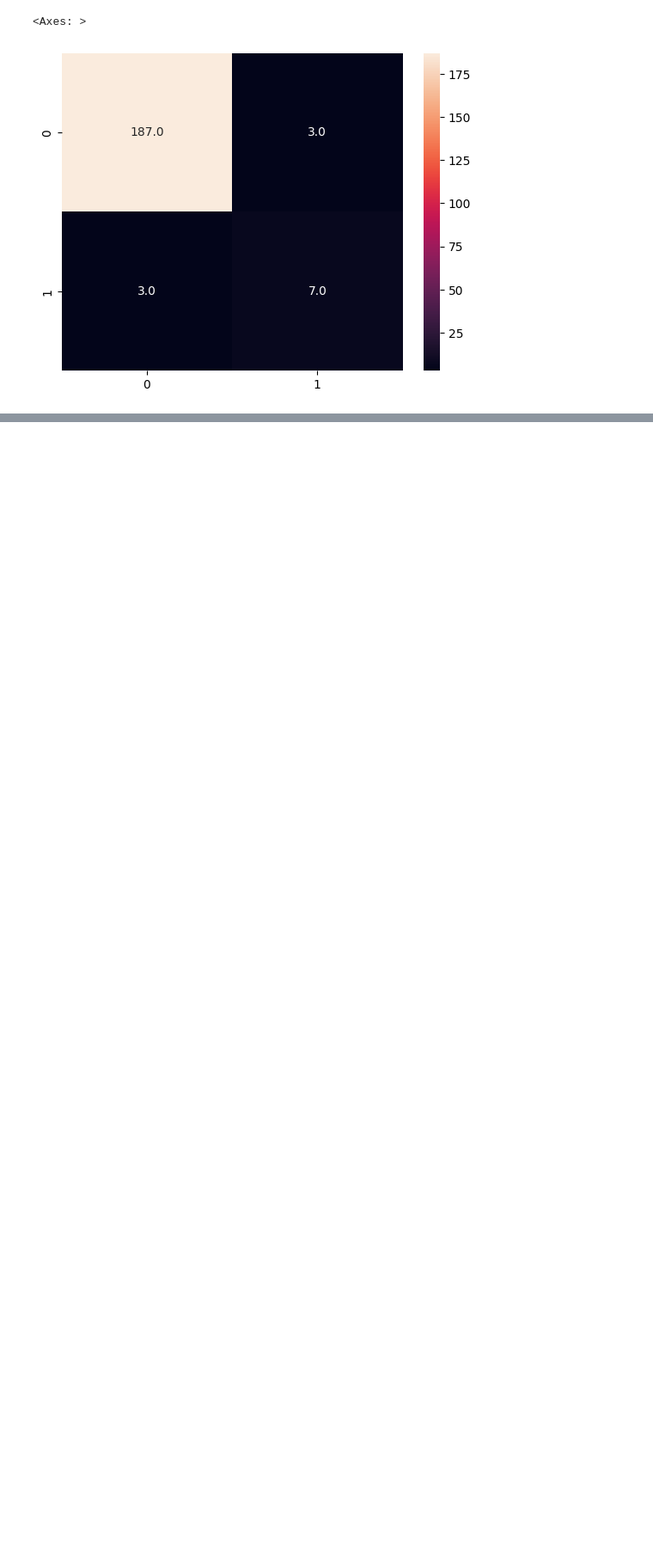
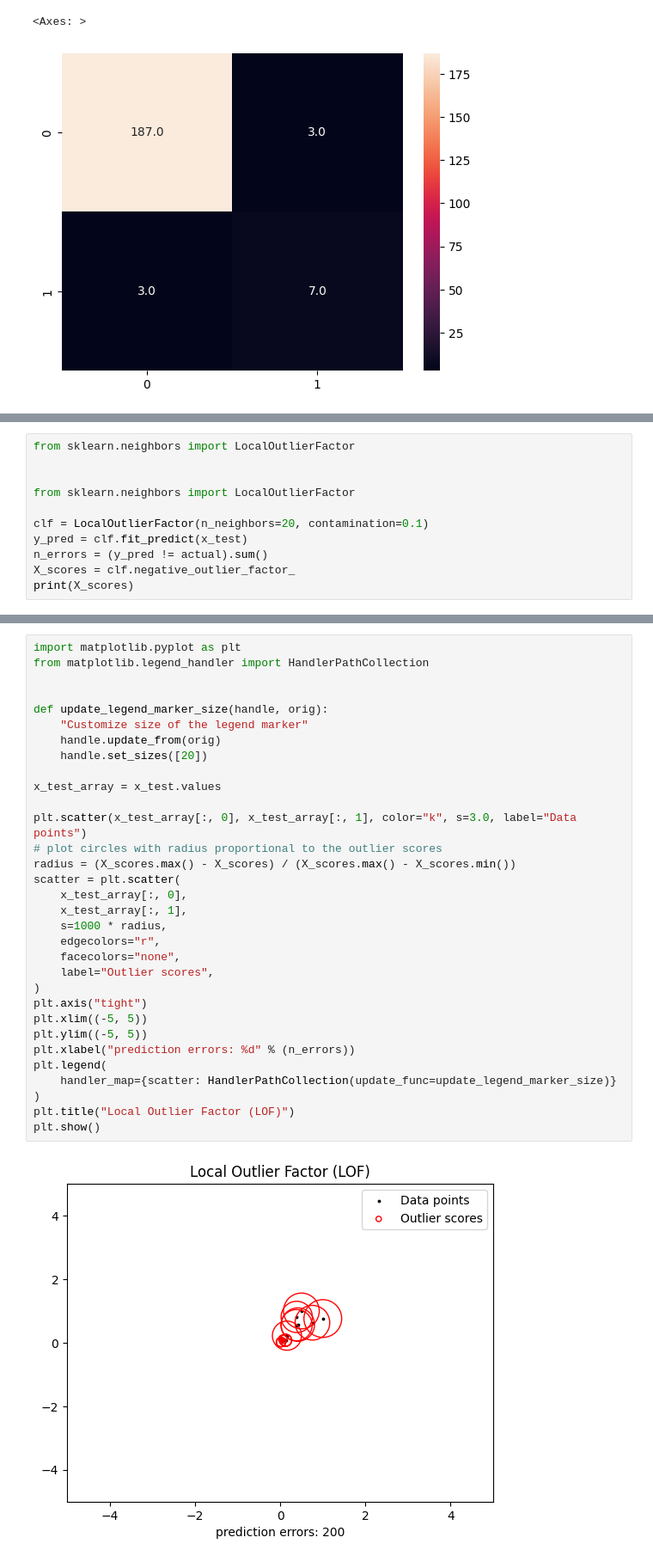
Before and after one commit to weso500/IOT-Anomaly-Detection, a Jupyter notebook: Initial_Second_Level_Learner.ipynb, the cells around one changed output, grey strips where cells are left out. Shown: that part at 86% size. Saved outputs shown, nothing was run; the diff lists cells and outputs as text; blank space fills up the shorter version.

```diff
--- a/Initial_Second_Level_Learner.ipynb
+++ b/Initial_Second_Level_Learner.ipynb
@@ -232,0 +280,11 @@ The prediction loss threshold for 5% of outliers is 0.00
+# %%
+from sklearn.neighbors import LocalOutlierFactor
+
+
+from sklearn.neighbors import LocalOutlierFactor
+
+clf = LocalOutlierFactor(n_neighbors=20, contamination=0.1)
+y_pred = clf.fit_predict(x_test)
+n_errors = (y_pred != actual).sum()
+X_scores = clf.negative_outlier_factor_
+print(X_scores)
@@ -232,0 +309,34 @@ The prediction loss threshold for 5% of outliers is 0.00
+# %%
+import matplotlib.pyplot as plt
+from matplotlib.legend_handler import HandlerPathCollection
+
+
+def update_legend_marker_size(handle, orig):
+    "Customize size of the legend marker"
+    handle.update_from(orig)
+    handle.set_sizes([20])
+
+x_test_array = x_test.values
+
+plt.scatter(x_test_array[:, 0], x_test_array[:, 1], color="k", s=3.0, label="Data points")
+# plot circles with radius proportional to the outlier scores
+radius = (X_scores.max() - X_scores) / (X_scores.max() - X_scores.min())
+scatter = plt.scatter(
+    x_test_array[:, 0],
+    x_test_array[:, 1],
+    s=1000 * radius,
+    edgecolors="r",
+    facecolors="none",
+    label="Outlier scores",
+)
+plt.axis("tight")
+plt.xlim((-5, 5))
+plt.ylim((-5, 5))
+plt.xlabel("prediction errors: %d" % (n_errors))
+plt.legend(
+    handler_map={scatter: HandlerPathCollection(update_func=update_legend_marker_size)}
+)
+plt.title("Local Outlier Factor (LOF)")
+plt.show()
+# %% [output]
+[figure, added]
```
Also changed, not shown: parts of 10 cells of this notebook.
